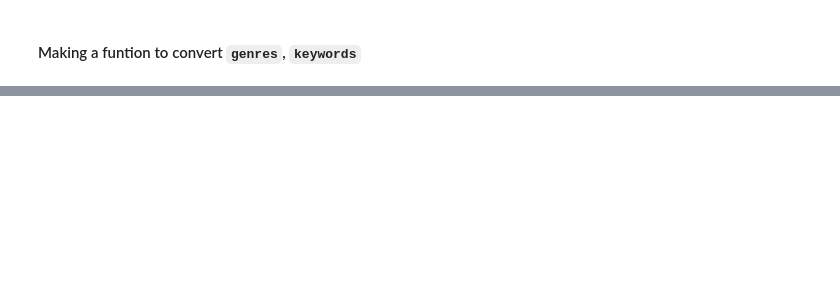
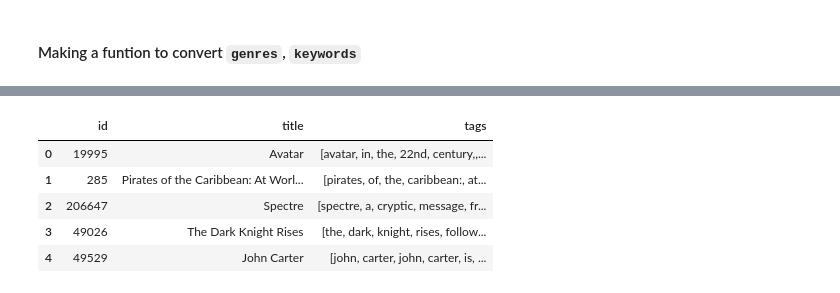
Before and after one commit to anmmashud/Recommendation_System_TMDB_5000_Movies, a Jupyter notebook: recommendation-system-tmdb-5000-movies.ipynb, the cells around one changed output, grey strips where cells are left out. Cells and saved outputs as stored; diff of their text form; code cells hidden in the pictures; blank space fills up the shorter version.

```diff
--- a/recommendation-system-tmdb-5000-movies.ipynb
+++ b/recommendation-system-tmdb-5000-movies.ipynb
@@ -228,0 +312,11 @@ def convert_str(obj):
+# %%
+movies9 = pd.DataFrame(movies8[['id', 'title', 'tags']])
+# %%
+movies9.head()
+# %% [output]
+|  | id | title | tags |
+| 0 | 19995 | Avatar | [avatar, in, the, 22nd, century,,... |
+| 1 | 285 | Pirates of the Caribbean: At Worl... | [pirates, of, the, caribbean:, at... |
+| 2 | 206647 | Spectre | [spectre, a, cryptic, message, fr... |
+| 3 | 49026 | The Dark Knight Rises | [the, dark, knight, rises, follow... |
+| 4 | 49529 | John Carter | [john, carter, john, carter, is, ... |
```
Also changed, not shown: parts of 74 cells of this notebook.
